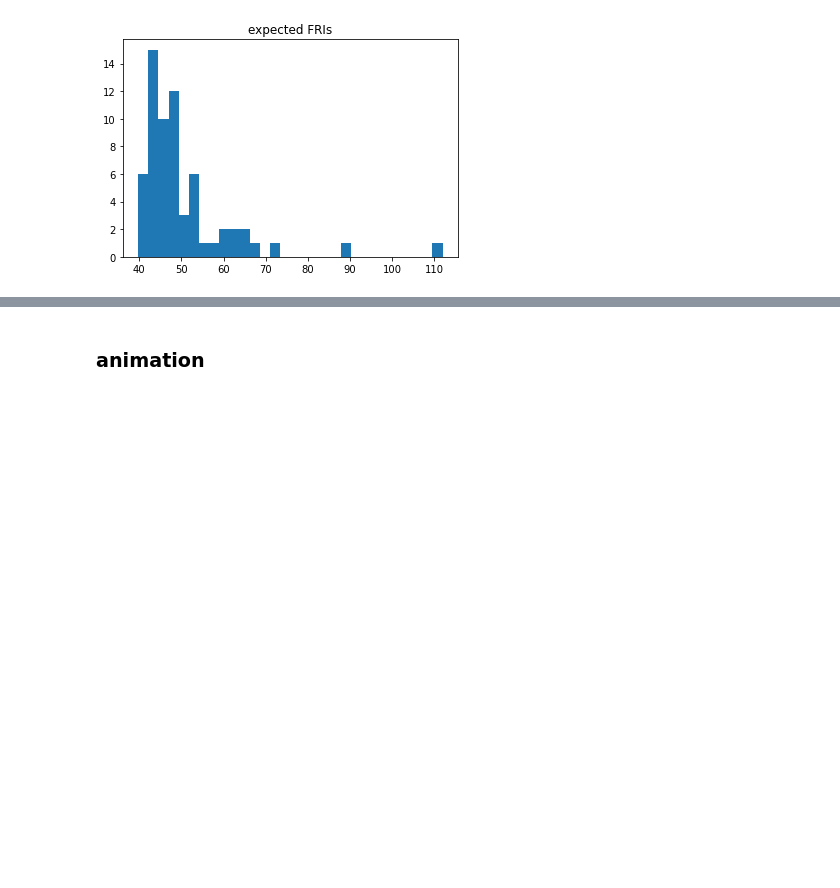
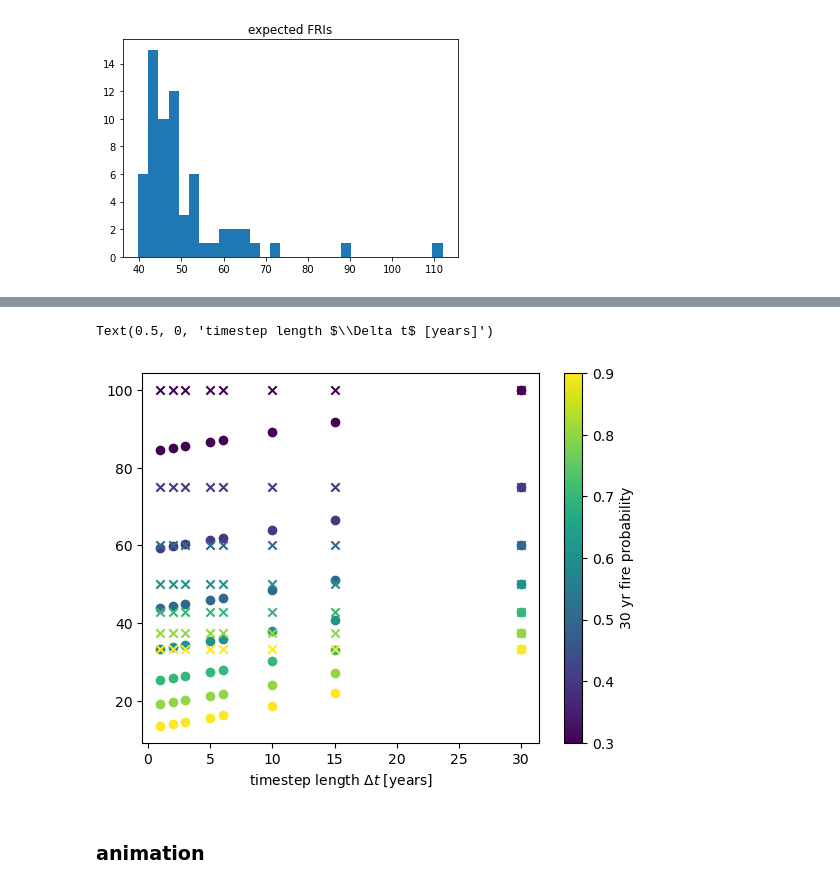
Before and after one commit to patricklawton/TecateCypress, a Jupyter notebook: analysis.ipynb, the cells around one changed output, grey strips where cells are left out. Drawn from its saved outputs; the diff is of its cells as text; code cells hidden in the pictures; blank space fills up the shorter version.

```diff
--- a/analysis.ipynb
+++ b/analysis.ipynb
@@ -527,3 +527,24 @@ Text(0, 0.5, 'expected FRI')
+# %%
+T = 30
+timesteps = np.array([dt for dt in range(1,T+1) if T%dt == 0])
+# timesteps = np.arange(0,100,1)
+# p_T = 0.65
+p_Ts = np.arange(0.3, 1, 0.1)
+norm = matplotlib.colors.Normalize(vmin=min(p_Ts), vmax=max(p_Ts), clip=True)
+mapper = cm.ScalarMappable(norm=norm, cmap=cm.viridis)
+for p_T in p_Ts:
+    # exp_FRI = timesteps / (1-(1-p_T)**(timesteps/T))
+    binomial = 1 - (1-p_T)**(timesteps/T)
+    poisson = (timesteps/T) * p_T
+    plt.scatter(timesteps, timesteps/binomial, color=mapper.to_rgba(p_T), marker='o')
+    plt.scatter(timesteps, timesteps/poisson, color=mapper.to_rgba(p_T), marker='x')
+plt.colorbar(mapper, label='{} yr fire probability'.format(T), ax=plt.gca())
+plt.xlabel('timestep length ' + r'$\Delta t$' + ' [years]')
+# plt.ylabel('p_deltat')
+# plt.savefig('figs/FRIvsdeltat.png')
+# %% [output]
+Text(0.5, 0, 'timestep length $\\Delta t$ [years]')
+[figure, added]
 # %% [markdown]
 ### animation
 # %% [markdown]
```
Also changed, not shown: parts of 1 cell of this notebook, 3 other files.
